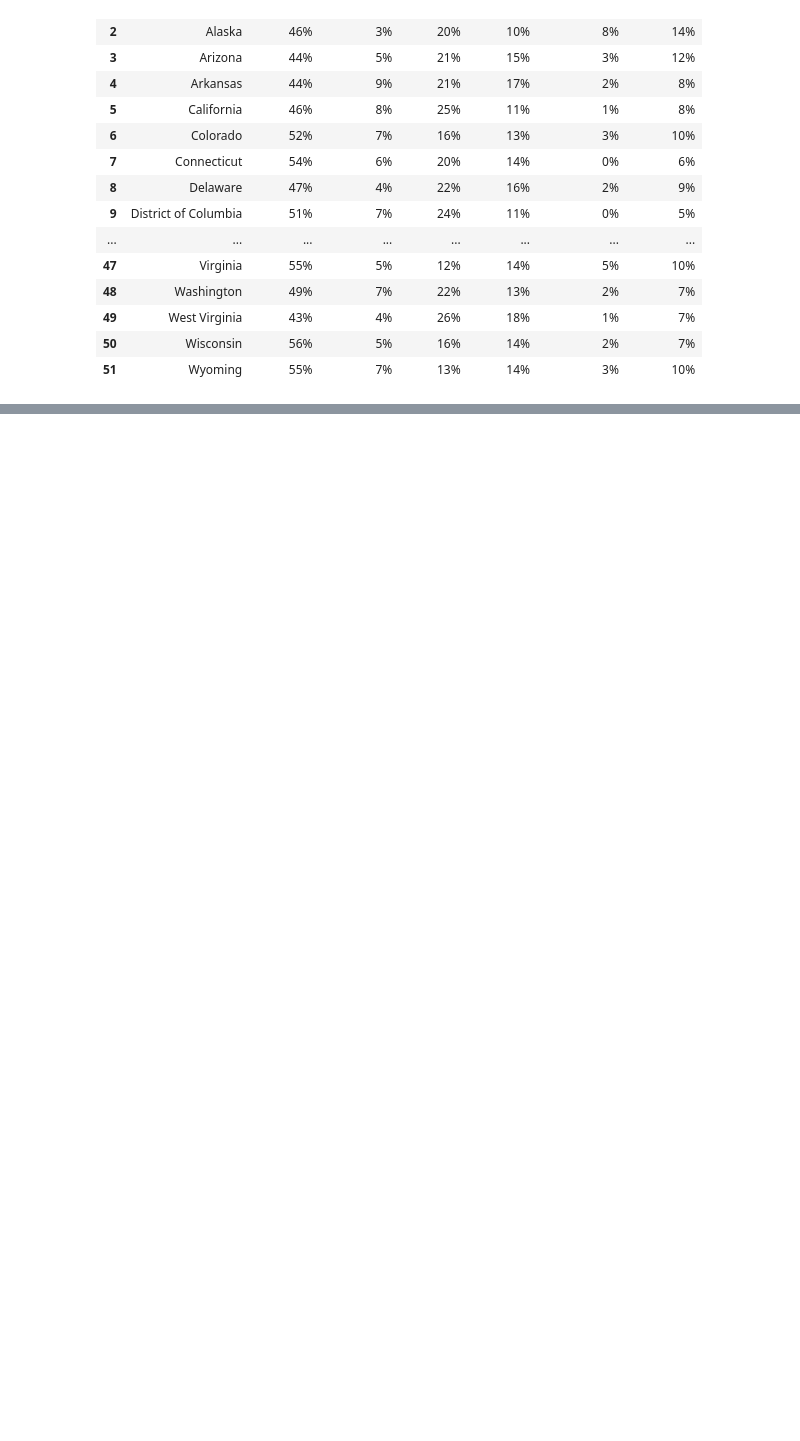
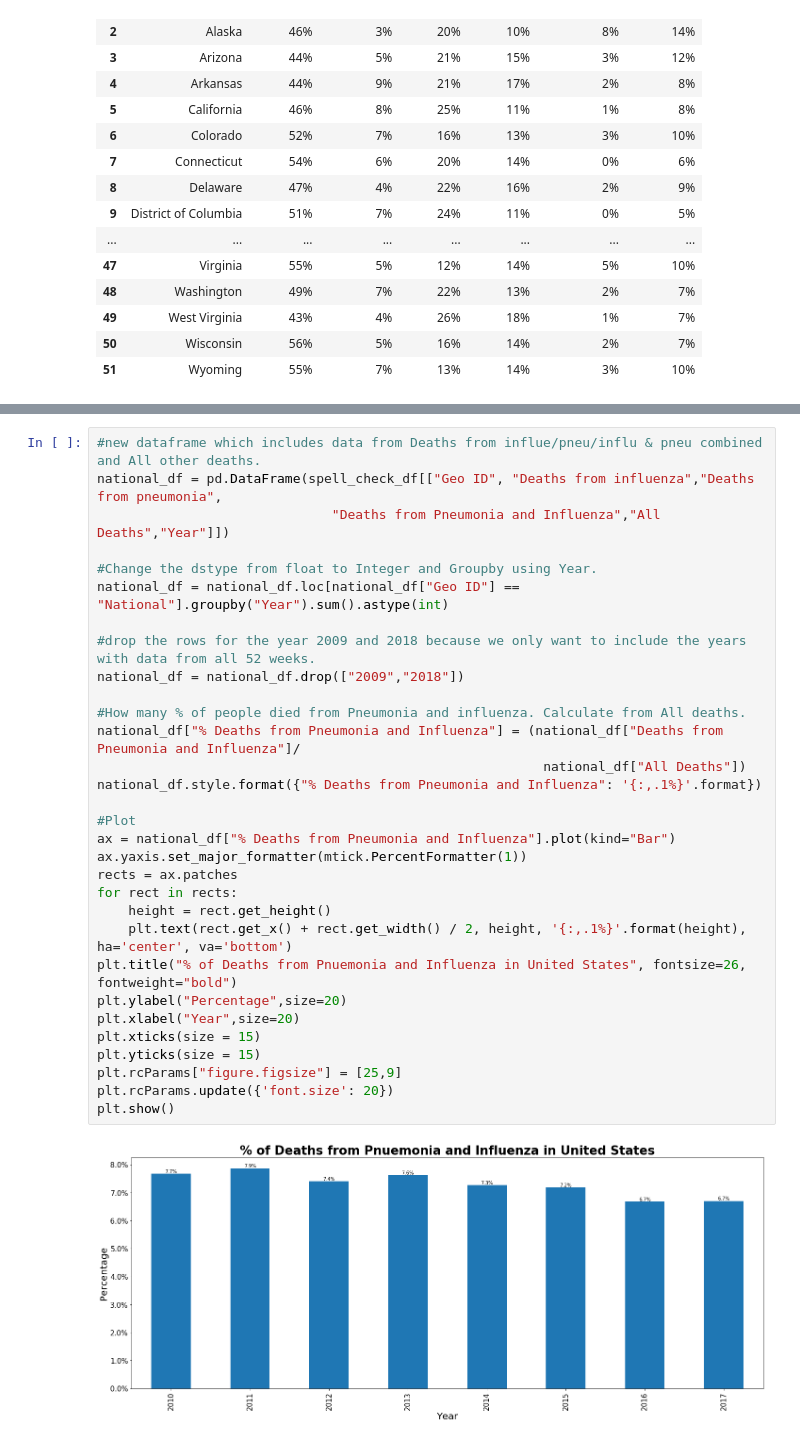
Before and after one commit to siven91/DataScienceProject1, a Jupyter notebook: AnotherDayAnotherData.ipynb, the cells around one changed output, grey strips where cells are left out. Saved outputs shown, nothing was run; the diff lists cells and outputs as text; blank space fills up the shorter version.

Commit message:
Added a bar chart for % Deaths from influ and Pneu in United Stated

```diff
--- a/AnotherDayAnotherData.ipynb
+++ b/AnotherDayAnotherData.ipynb
@@ -206,2 +207,35 @@ graph.yaxis.set_major_formatter(mtick.PercentFormatter(1.0))
 # %% [output]
 [figure]
+# %%
+#new dataframe which includes data from Deaths from influe/pneu/influ & pneu combined and All other deaths.
+national_df = pd.DataFrame(spell_check_df[["Geo ID", "Deaths from influenza","Deaths from pneumonia",
+                              "Deaths from Pneumonia and Influenza","All Deaths","Year"]])
+
+#Change the dstype from float to Integer and Groupby using Year.
+national_df = national_df.loc[national_df["Geo ID"] == "National"].groupby("Year").sum().astype(int)
+
+#drop the rows for the year 2009 and 2018 because we only want to include the years with data from all 52 weeks.
+national_df = national_df.drop(["2009","2018"])
+
+#How many % of people died from Pneumonia and influenza. Calculate from All deaths.
+national_df["% Deaths from Pneumonia and Influenza"] = (national_df["Deaths from Pneumonia and Influenza"]/
+                                                         national_df["All Deaths"])
+national_df.style.format({"% Deaths from Pneumonia and Influenza": '{:,.1%}'.format})
+
+#Plot
+ax = national_df["% Deaths from Pneumonia and Influenza"].plot(kind="Bar")
+ax.yaxis.set_major_formatter(mtick.PercentFormatter(1))
+rects = ax.patches
+for rect in rects:
+    height = rect.get_height()
+    plt.text(rect.get_x() + rect.get_width() / 2, height, '{:,.1%}'.format(height), ha='center', va='bottom')
+plt.title("% of Deaths from Pnuemonia and Influenza in United States", fontsize=26, fontweight="bold")
+plt.ylabel("Percentage",size=20)
+plt.xlabel("Year",size=20)
+plt.xticks(size = 15)
+plt.yticks(size = 15)
+plt.rcParams["figure.figsize"] = [25,9]
+plt.rcParams.update({'font.size': 20})
+plt.show()
+# %% [output]
+[figure, added]
```
Also changed, not shown: parts of 2 cells of this notebook.
